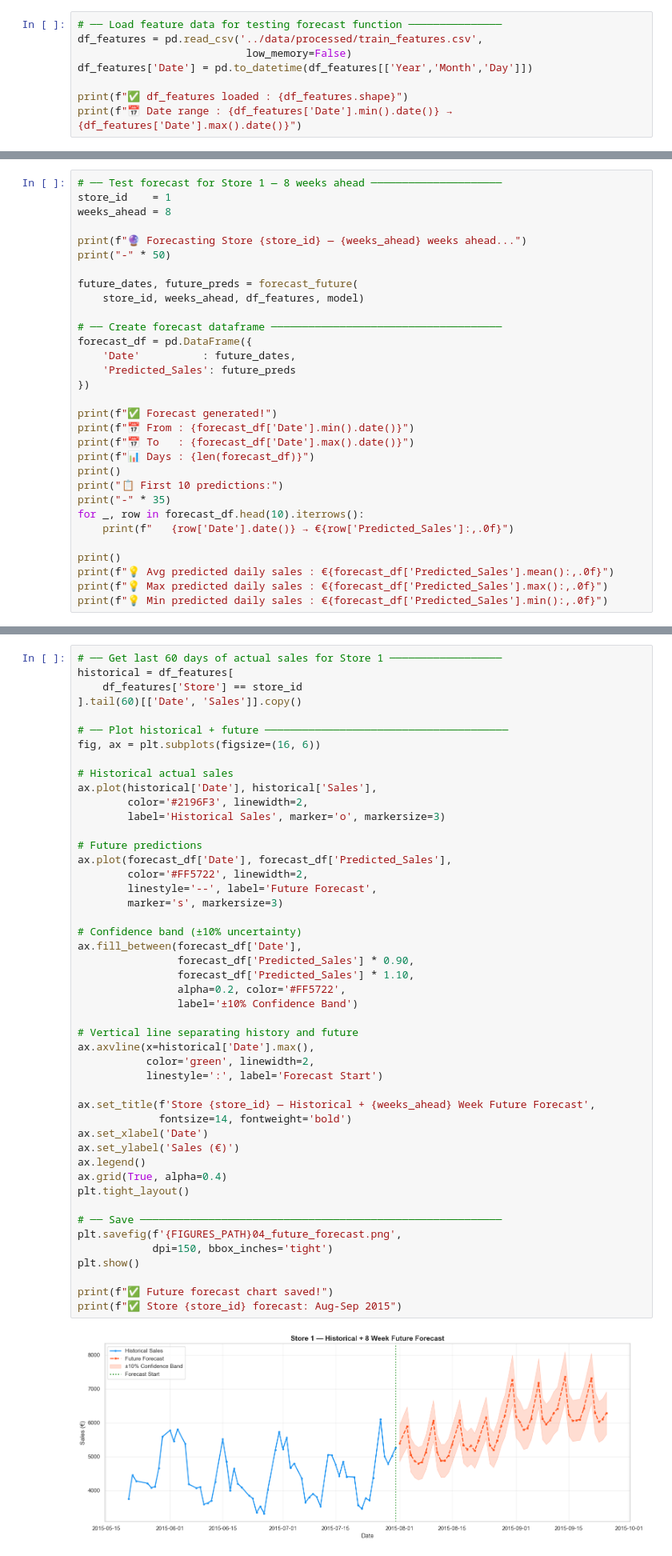
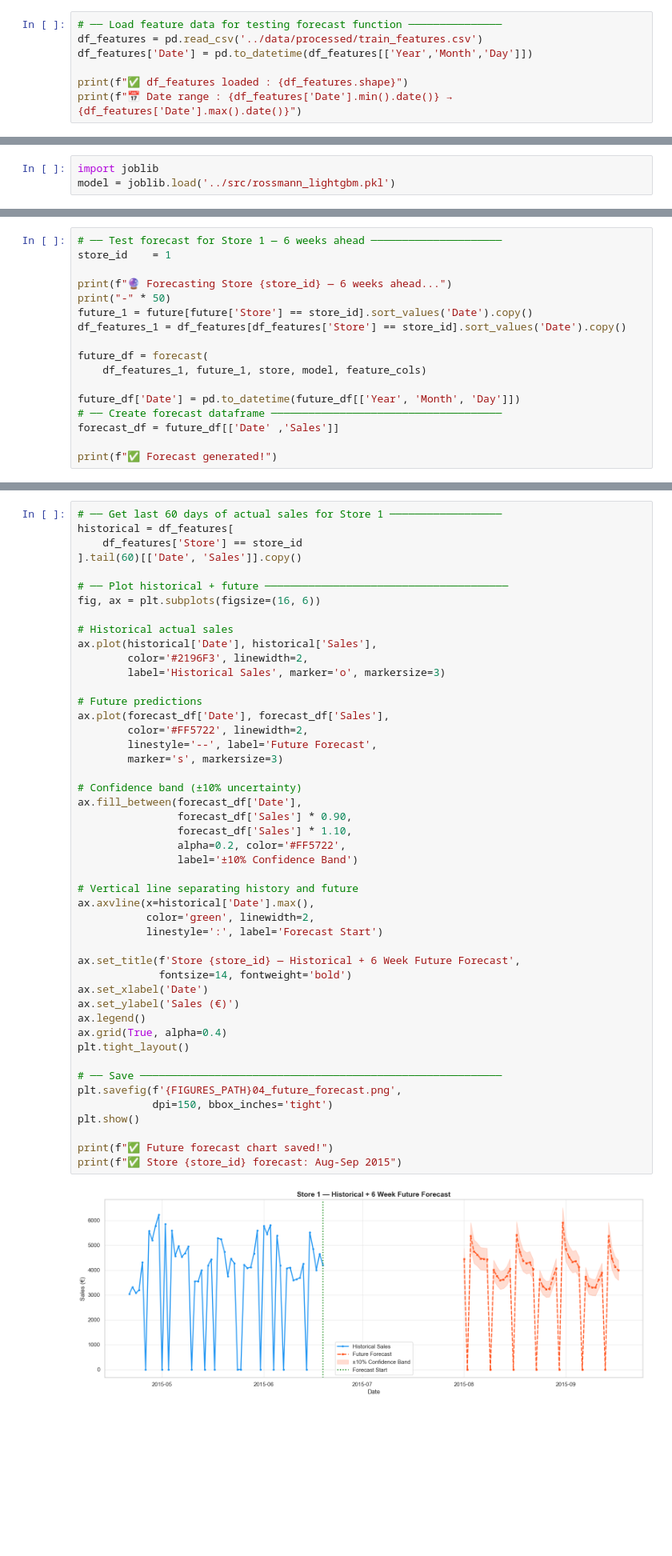
Before and after one commit to kavyadakoori/rossmann-sales-forecasting, a Jupyter notebook: notebooks/04_Model_Training.ipynb, the cells around one changed output, grey strips where cells are left out. Shown at 80% size. Cells and saved outputs as stored; diff of their text form; blank space fills up the shorter version.

Commit message:
End-to-end Rossmann sales forecasting with Modular Python pipeline

```diff
--- a/notebooks/04_Model_Training.ipynb
+++ b/notebooks/04_Model_Training.ipynb
@@ -695,8 +735,7 @@ Function accepts:
 Testing our forecast function on Store 1 for 8 weeks ahead.
 # %%
 # ── Load feature data for testing forecast function ───────────────
-df_features = pd.read_csv('../data/processed/train_features.csv',
-                           low_memory=False)
+df_features = pd.read_csv('../data/processed/train_features.csv')
 df_features['Date'] = pd.to_datetime(df_features[['Year','Month','Day']])
 
 print(f"✅ df_features loaded : {df_features.shape}")
@@ -706,0 +759,3 @@ print(f"📅 Date range : {df_features['Date'].min().date()} → {df_features['D
+# %%
+import joblib
+model = joblib.load('../src/rossmann_lightgbm.pkl')
@@ -707,32 +845,18 @@ print(f"📅 Date range : {df_features['Date'].min().date()} → {df_features['D
 # %%
-# ── Test forecast for Store 1 — 8 weeks ahead ─────────────────────
+# ── Test forecast for Store 1 — 6 weeks ahead ─────────────────────
 store_id    = 1
-weeks_ahead = 8
 
-print(f"🔮 Forecasting Store {store_id} — {weeks_ahead} weeks ahead...")
+print(f"🔮 Forecasting Store {store_id} — 6 weeks ahead...")
 print("-" * 50)
+future_1 = future[future['Store'] == store_id].sort_values('Date').copy()
+df_features_1 = df_features[df_features['Store'] == store_id].sort_values('Date').copy()
 
-future_dates, future_preds = forecast_future(
-    store_id, weeks_ahead, df_features, model)
+future_df = forecast(
+    df_features_1, future_1, store, model, feature_cols)
 
+future_df['Date'] = pd.to_datetime(future_df[['Year', 'Month', 'Day']])
 # ── Create forecast dataframe ─────────────────────────────────────
-forecast_df = pd.DataFrame({
-    'Date'          : future_dates,
-    'Predicted_Sales': future_preds
-})
+forecast_df = future_df[['Date' ,'Sales']]
 
 print(f"✅ Forecast generated!")
-print(f"📅 From : {forecast_df['Date'].min().date()}")
-print(f"📅 To   : {forecast_df['Date'].max().date()}")
-print(f"📊 Days : {len(forecast_df)}")
-print()
-print("📋 First 10 predictions:")
-print("-" * 35)
-for _, row in forecast_df.head(10).iterrows():
-    print(f"   {row['Date'].date()} → €{row['Predicted_Sales']:,.0f}")
-
-print()
-print(f"💡 Avg predicted daily sales : €{forecast_df['Predicted_Sales'].mean():,.0f}")
-print(f"💡 Max predicted daily sales : €{forecast_df['Predicted_Sales'].max():,.0f}")
-print(f"💡 Min predicted daily sales : €{forecast_df['Predicted_Sales'].min():,.0f}")
 # %% [output]
@@ -771,39 +881,39 @@ ax.plot(historical['Date'], historical['Sales'],
         label='Historical Sales', marker='o', markersize=3)
 
 # Future predictions
-ax.plot(forecast_df['Date'], forecast_df['Predicted_Sales'],
+ax.plot(forecast_df['Date'], forecast_df['Sales'],
         color='#FF5722', linewidth=2,
         linestyle='--', label='Future Forecast',
         marker='s', markersize=3)
 
 # Confidence band (±10% uncertainty)
 ax.fill_between(forecast_df['Date'],
-                forecast_df['Predicted_Sales'] * 0.90,
-                forecast_df['Predicted_Sales'] * 1.10,
+                forecast_df['Sales'] * 0.90,
+                forecast_df['Sales'] * 1.10,
                 alpha=0.2, color='#FF5722',
                 label='±10% Confidence Band')
 
 # Vertical line separating history and future
 ax.axvline(x=historical['Date'].max(),
            color='green', linewidth=2,
            linestyle=':', label='Forecast Start')
 
-ax.set_title(f'Store {store_id} — Historical + {weeks_ahead} Week Future Forecast',
+ax.set_title(f'Store {store_id} — Historical + 6 Week Future Forecast',
              fontsize=14, fontweight='bold')
 ax.set_xlabel('Date')
 ax.set_ylabel('Sales (€)')
 ax.legend()
 ax.grid(True, alpha=0.4)
 plt.tight_layout()
 
 # ── Save ──────────────────────────────────────────────────────────
 plt.savefig(f'{FIGURES_PATH}04_future_forecast.png',
             dpi=150, bbox_inches='tight')
 plt.show()
 
 print(f"✅ Future forecast chart saved!")
 print(f"✅ Store {store_id} forecast: Aug-Sep 2015")
 # %% [output]
-[figure, old version]
+[figure, new version]
 ✅ Future forecast chart saved!
 ✅ Store 1 forecast: Aug-Sep 2015
```
Also changed, not shown: parts of 34 cells of this notebook, 32 other files.
